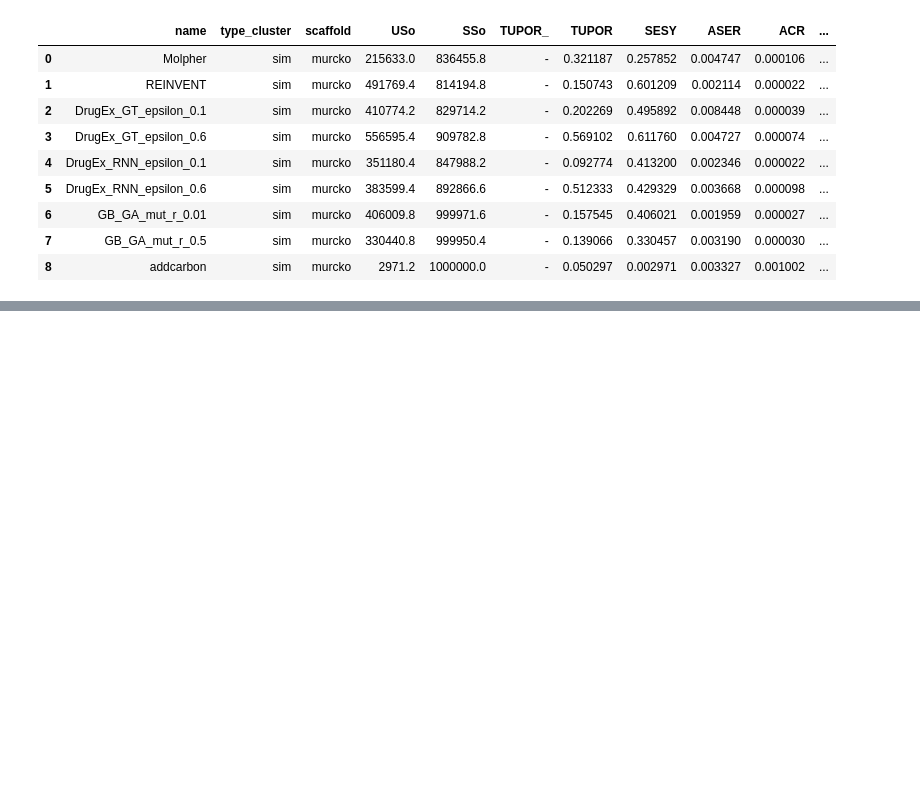
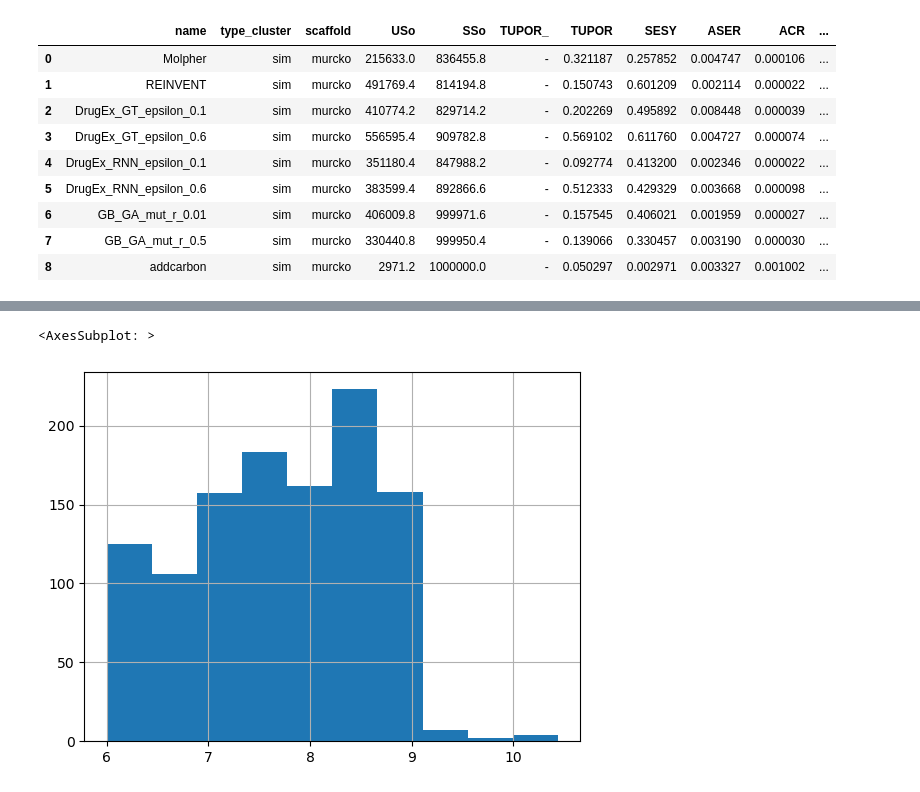
Before and after one commit to filvaleriia/scaffold-based-metrics, a Jupyter notebook: Untitled.ipynb, the cells around one changed output, grey strips where cells are left out. Drawn from its saved outputs; the diff is of its cells as text; code cells hidden in the pictures; blank space fills up the shorter version.

```diff
--- a/Untitled.ipynb
+++ b/Untitled.ipynb
@@ -251,0 +276,9 @@ for type_cluster in ['dis', 'sim']:
+# %%
+df = pd.read_csv('data/input_recall_sets/Leukocyte_elastase/Leukocyte_elastase_all_data.csv', names = ['0','1','pchembl_value','value','4','5','6','7','8'])
+df = df[df.value != 'None']
+df["value"] = df["value"].astype(float)
+df = df[df.pchembl_value != 'None']
+df["pchembl_value"] = df["pchembl_value"].astype(float)
+# %%
+a = df[df.value <= 1000]
+a
@@ -251,0 +299,5 @@ for type_cluster in ['dis', 'sim']:
+# %%
+a.pchembl_value.hist()
+# %% [output]
+<AxesSubplot: >
+[figure, added]
```
Also changed, not shown: parts of 8 cells of this notebook, 37 other files.
